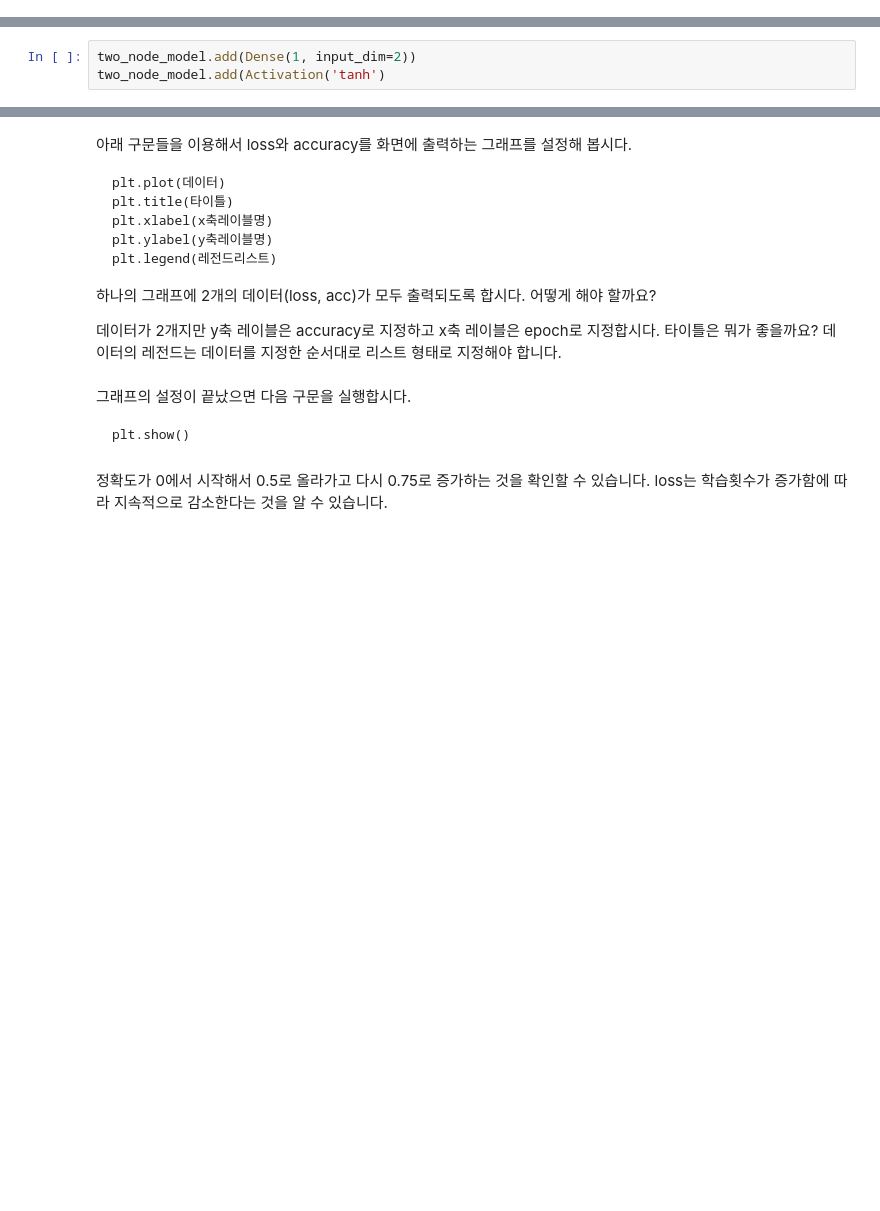
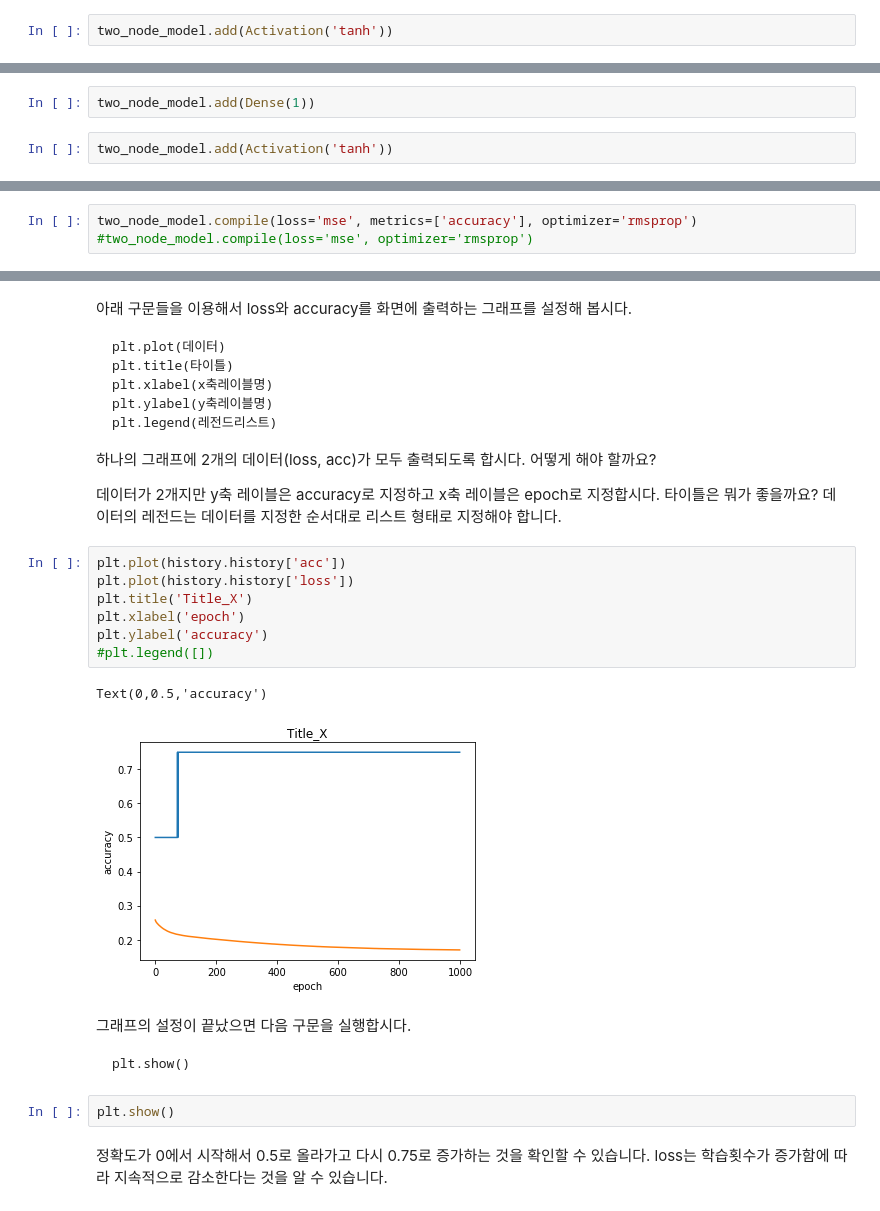
Before and after one commit to sadadend/jupyter, a Jupyter notebook: XOR using keras - Trainee.ipynb, the cells around one changed output, grey strips where cells are left out. Saved outputs shown, nothing was run; the diff lists cells and outputs as text; blank space fills up the shorter version.

```diff
--- a/XOR using keras - Trainee.ipynb
+++ b/XOR using keras - Trainee.ipynb
@@ -67,11 +67,14 @@ two_node_model.add(Activation('tanh')
+# %%
+two_node_model.add(Activation('tanh'))
 # %% [markdown]
 ### 두번째 레이어 더하기
 
 - node 1개 짜리 Dense 레이어를 더합시다.
 - 마찬가지로 tahnh 함수를 Activation으로 사용합시다.
 # %%
-two_node_model.add(Dense(1, input_dim=2))
-two_node_model.add(Activation('tanh')
+two_node_model.add(Dense(1))
+# %%
+two_node_model.add(Activation('tanh'))
 # %%
 from IPython.display import SVG
 from keras.utils.vis_utils import model_to_dot
@@ -85,6 +90,9 @@ SVG(model_to_dot(model, show_shapes=True).create(prog='dot', format='svg'))
     model.compile(loss=사용하고자하는loss유형, metrics=사용하고자하는지표리스트, optimizer=사용하고자하는옵티마이저이름)
 
 여기에서는 loss에 'mse'를, 지표로는 'accuracy'를, optimizer로는 'rmsprop'을 사용합시다.
+# %%
+two_node_model.compile(loss='mse', metrics=['accuracy'], optimizer='rmsprop')
+#two_node_model.compile(loss='mse', optimizer='rmsprop')
 # %% [markdown]
 # 모델 학습하기
 
@@ -151,10 +260,22 @@ import matplotlib.pyplot as plt
 하나의 그래프에 2개의 데이터(loss, acc)가 모두 출력되도록 합시다. 어떻게 해야 할까요?
 
 데이터가 2개지만 y축 레이블은 accuracy로 지정하고 x축 레이블은 epoch로 지정합시다. 타이틀은 뭐가 좋을까요? 데이터의 레전드는 데이터를 지정한 순서대로 리스트 형태로 지정해야 합니다.
+# %%
+plt.plot(history.history['acc'])
+plt.plot(history.history['loss'])
+plt.title('Title_X')
+plt.xlabel('epoch')
+plt.ylabel('accuracy')
+#plt.legend([])
+# %% [output]
+Text(0,0.5,'accuracy')
+[figure, added]
 # %% [markdown]
 그래프의 설정이 끝났으면 다음 구문을 실행합시다.
 
     plt.show()
+# %%
+plt.show()
 # %% [markdown]
 정확도가 0에서 시작해서 0.5로 올라가고 다시 0.75로 증가하는 것을 확인할 수 있습니다. loss는 학습횟수가 증가함에 따라 지속적으로 감소한다는 것을 알 수 있습니다.
 # %% [markdown]
```
Also changed, not shown: parts of 17 cells of this notebook.
